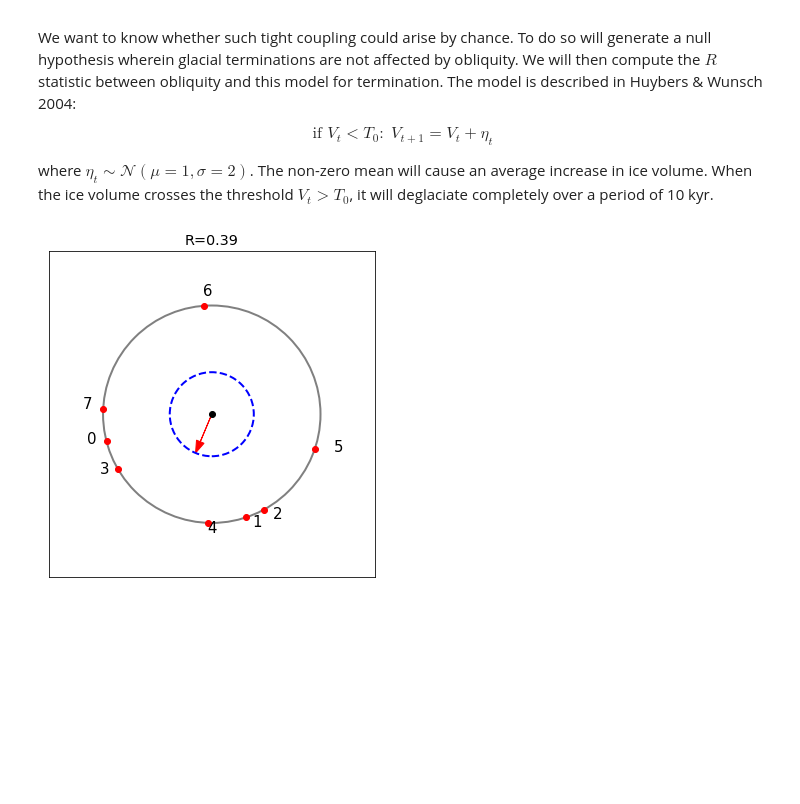
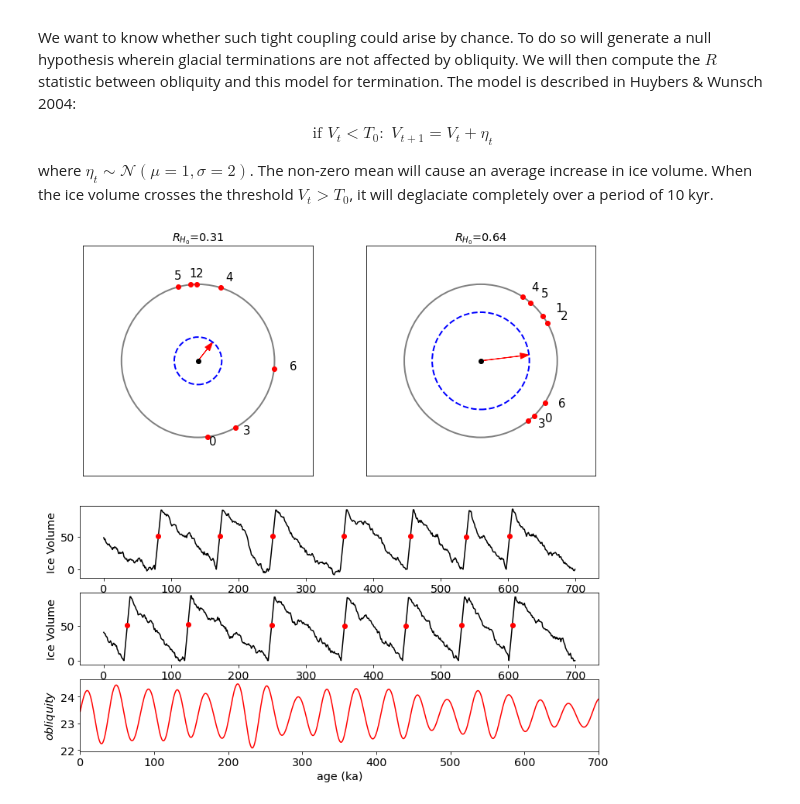
Before and after one commit to cdds-uiuc/simles-book, a Jupyter notebook: content/Module02/M02_L01_Obliquity.ipynb, the cells around one changed output. Saved outputs shown, nothing was run; the diff lists cells and outputs as text; code cells hidden in the pictures; blank space fills up the shorter version.

```diff
--- a/content/Module02/M02_L01_Obliquity.ipynb
+++ b/content/Module02/M02_L01_Obliquity.ipynb
@@ -176,7 +176,7 @@ ax.set_yticks([])
 ax.set_aspect( 1 )
 ax.set_xlim(left=-1.5,right=1.5)
 ax.set_ylim(bottom=-1.5,top=1.5)
-ax.set_title('R='+np.array2string(R_obliq,precision=2))
+ax.set_title('$R_{obs}$='+np.array2string(R_obliq,precision=2))
 
 for j in range(8):
     ax.annotate(labels[j],(x[j],y[j]),textcoords='offset points',xytext=(x[j]*20,y[j]*10),fontsize=15)
@@ -206,7 +206,7 @@ def H0(obliq_phase):
             V[t-1]=V[t]+stats.norm.rvs(loc=1.1,scale=2,size=1)
             t=t-1;
         elif t>10:     #crossing threshold at >10ky before present
-            terminations.append(t)            #note termination
+            terminations.append(t-5)            #note termination
             V[t-10:t]=np.linspace(0,V[t],10)  #deglaciate in 10kye
             t=t-10
         else:
@@ -214,8 +214,9 @@ def H0(obliq_phase):
             #if we cross the threshold with less than 10ky left before present day,
             # we can't just skip 10ky.
 
-            terminations.append(t)
             V[0:t]=np.linspace(0,V[t],10)[-t:]  #only keep data until present day
+            if t>=5:
+                terminations.append(t-5)
             t=0
 
     np.size(terminations)
@@ -223,37 +224,57 @@ def H0(obliq_phase):
     R_obliq=1/8*np.abs(np.sum(np.cos(phi_obliq_terms)+1j*np.sin(phi_obliq_terms)))
 
 
-    return R_obliq, terminations,phi_obliq_terms
+    return R_obliq, terminations,phi_obliq_terms,V
 
 # Generate a realizatoin of the null hypothesis
-R_obliq_H0,terminations_H0,phi_obliq_terms_H0=H0(obliq_phase)
+R_obliq_H0,terminations_H0,phi_obliq_terms_H0,V=H0(obliq_phase)
 # %%
-fig, ax = plt.subplots(1,1,figsize=[6,6])
+fig, ax = plt.subplots(4,1,figsize=[12,12])
+for k in range(2):
 
-x=-np.sin(phi_obliq_terms_H0)
-y=np.cos(phi_obliq_terms_H0)
-labels=np.arange(np.size(terminations_H0))
+    R_obliq_H0,terminations_H0,phi_obliq_terms_H0,V=H0(obliq_phase)
+    plt.subplot(2,2,k+1)
+    ax=plt.gca()
+    x=-np.sin(phi_obliq_terms_H0)
+    y=np.cos(phi_obliq_terms_H0)
+    labels=np.arange(np.size(terminations_H0))
 
-circle_1 = plt.Circle(( 0 , 0 ), radius=1,facecolor='None' ,edgecolor=[0.5,0.5,0.5],linewidth=2)
-circle_r = plt.Circle(( 0 , 0 ), radius=R_obliq_H0,facecolor='None' ,edgecolor='b',linewidth=2,linestyle='--')
+    circle_1 = plt.Circle(( 0 , 0 ), radius=1,facecolor='None' ,edgecolor=[0.5,0.5,0.5],linewidth=2)
+    circle_r = plt.Circle(( 0 , 0 ), radius=R_obliq_H0,facecolor='None' ,edgecolor='b',linewidth=2,linestyle='--')
 
-ax.add_artist(circle_1)
-ax.add_artist(circle_r)
-ax.arrow(0,0,1/8*np.sum(x),1/8*np.sum(y),length_includes_head=True,head_width=0.075,color='r')
-ax.plot(x,y,'ro')
-ax.plot(0,0,'ko')
+    ax.add_artist(circle_1)
+    ax.add_artist(circle_r)
+    ax.arrow(0,0,1/8*np.sum(x),1/8*np.sum(y),length_includes_head=True,head_width=0.075,color='r')
+    ax.plot(x,y,'ro')
+    ax.plot(0,0,'ko')
 
-ax.set_xticks([])
-ax.set_yticks([])
-ax.set_aspect( 1 )
-ax.set_xlim(left=-1.5,right=1.5)
-ax.set_ylim(bottom=-1.5,top=1.5)
-ax.set_title('R='+np.array2string(R_obliq_H0,precision=2))
+    ax.set_xticks([])
+    ax.set_yticks([])
+    ax.set_aspect( 1 )
+    ax.set_xlim(left=-1.5,right=1.5)
+    ax.set_ylim(bottom=-1.5,top=1.5)
+    ax.set_title('$R_{H_0}$='+np.array2string(R_obliq_H0,precision=2))
 
-for j in range(np.size(terminations_H0)):
-    ax.annotate(labels[j],(x[j],y[j]),textcoords='offset points',xytext=(x[j]*20,y[j]*10),fontsize=15)
+
+    for j in range(np.size(terminations_H0)):
+        ax.annotate(labels[j],(x[j],y[j]),textcoords='offset points',xytext=(x[j]*20,y[j]*10),fontsize=15)
+
+    plt.subplot(6,1,k+4)
+    ax=plt.gca()
+    ax.plot(V,'k')
+    ax.plot(terminations_H0,V[terminations_H0],'ro')
+    ax.set_ylabel('Ice Volume');
+
+
+plt.subplot(6,1,6)
+
+ax=plt.gca()
+ax.plot(orb_age,obliq,'r')
+ax.set_ylabel('$obliquity$');
+ax.set_xlabel('age (ka)');
+ax.set_xlim(0,700);
 # %% [output]
-[figure, old version]
+[figure, new version]
 # %% [markdown]
 # Exercises:
 
```
Also changed, not shown: parts of 2 cells of this notebook, 10 other files.
